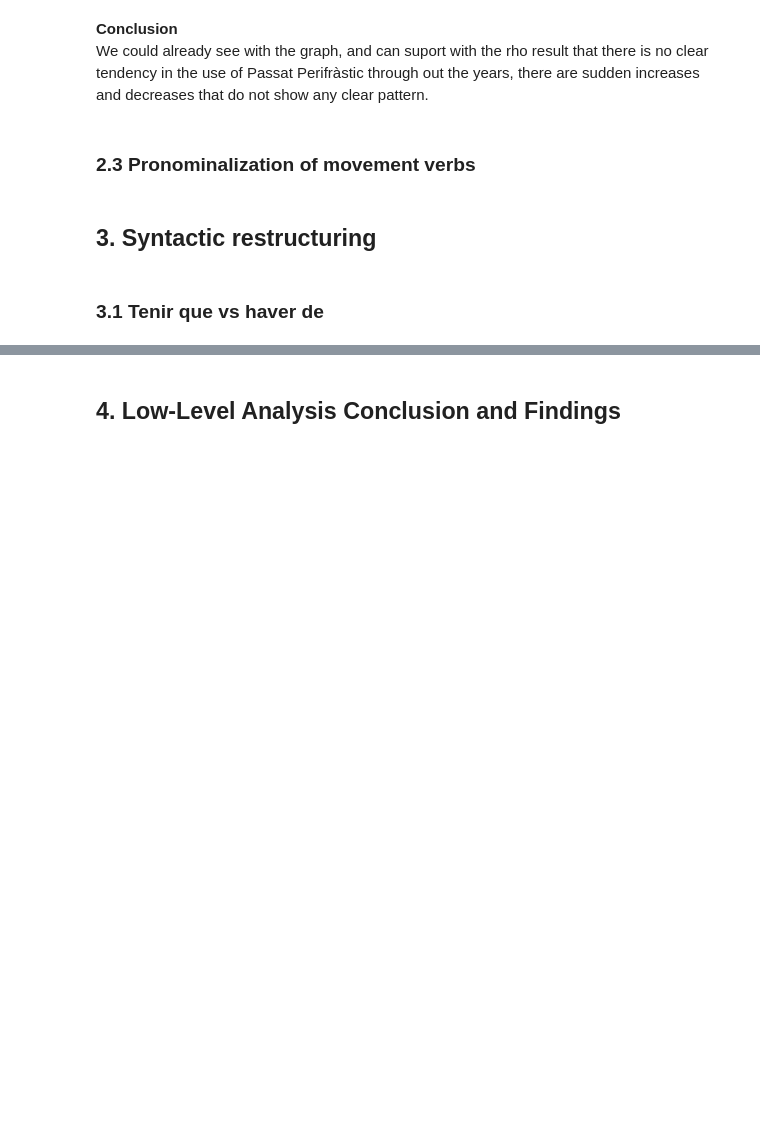
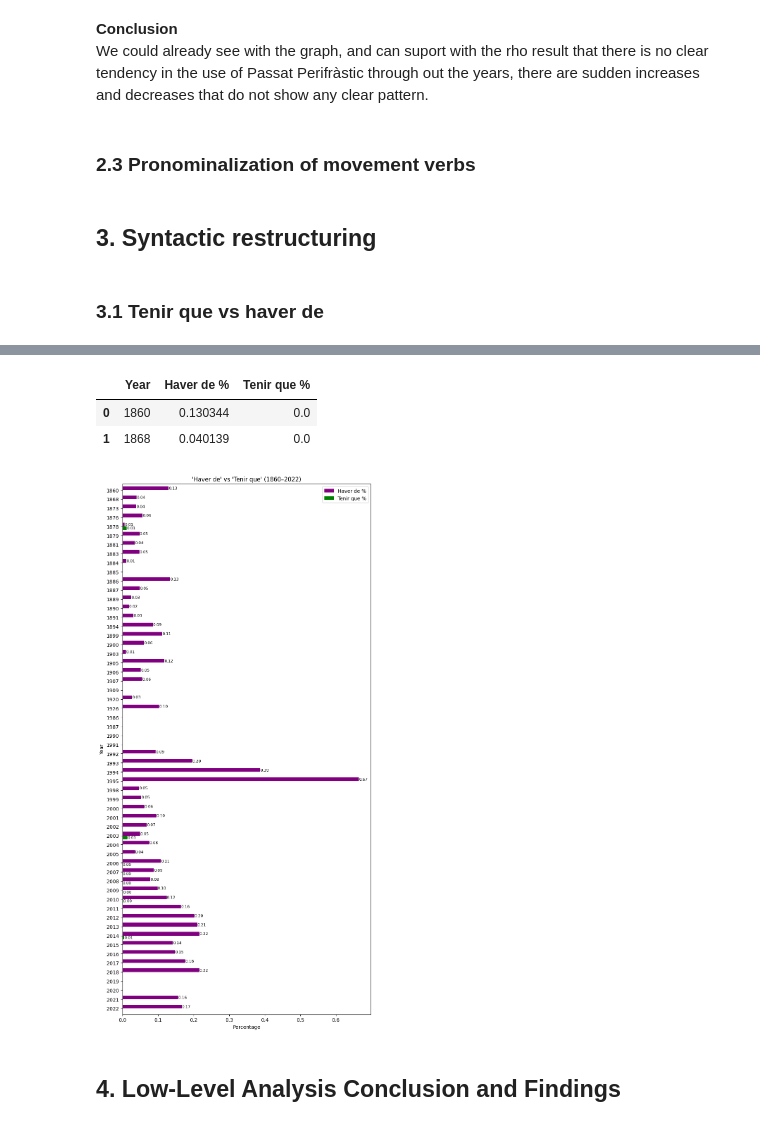
Before and after one commit to Data-Science-for-Linguists-2025/Linguistic-Markers-Catalan-Substitution, a Jupyter notebook: Analysis-1-LowLevel.ipynb, the cells around one changed output, grey strips where cells are left out. Saved outputs shown, nothing was run; the diff lists cells and outputs as text; code cells hidden in the pictures; blank space fills up the shorter version.

Commit message:
started 3.1 haver de VS tenir que

```diff
--- a/Analysis-1-LowLevel.ipynb
+++ b/Analysis-1-LowLevel.ipynb
@@ -492,0 +552,3 @@ We could already see with the graph, and can suport with the rho result that the
+# %%
+lemma_df["HaverDe_count"] = lemma_df["Lemmas"].apply(lambda x: periphrase_counter(x, ("haver", "de")))
+lemma_df["TenirQue_count"] = lemma_df["Lemmas"].apply(lambda x: periphrase_counter(x, ("tenir", "que")))
@@ -493,2 +561,46 @@ We could already see with the graph, and can suport with the rho result that the
+# %%
+# grouping "haver de" and "tenir que" counts per year
+# dividing by text size divided by two, as we are working with bigrams
+# multiplying by 100 to get percentage of anar and venir on the year's tokens
+haverde_df = (lemma_df.groupby("Year")["HaverDe_count"].sum()/(lemma_df.groupby("Year")["Len_toks"].sum())/2*100).reset_index()
+tenirque_df = (lemma_df.groupby("Year")["TenirQue_count"].sum()/(lemma_df.groupby("Year")["Len_toks"].sum())/2*100).reset_index()
+# %%
+# creating a mini year grouped dataframe with the percentages per year to plot it
+haverde_df = haverde_df.rename(columns ={"Year": "Year", 0:"Haver de %"})     # creating dataframe of "haver de" percentage off the tokens per year
+tenirque_df = tenirque_df.rename(columns ={"Year": "Year", 0:"Tenir que %"})  # creating dataframe of "tenir que" percentage off the tokens per year
+periphrases_df = pd.merge(haverde_df, tenirque_df, on="Year")              # merging the two mini year-grouped percentage dataframes in a single one
+# %%
+# checking the resulting mini dataframe first 2 years
+periphrases_df.head(2)
+# %% [output]
+|  | Year | Haver de % | Tenir que % |
+| 0 | 1860 | 0.130344 | 0.0 |
+| 1 | 1868 | 0.040139 | 0.0 |
+# %%
+# plotting haver de vs tenir que per year
+ax = periphrases_df.plot.barh(
+    y=["Haver de %", "Tenir que %"],
+    x="Year",
+    figsize=(8, 16),
+    width=0.8,
+    color = ["purple", "green"]
+)
+
+# adding value annotations
+for p in ax.patches:
+    w = p.get_width()
+    if w > 0:
+        ax.annotate(f"{w:.2f}",
+                    (w, p.get_y() + p.get_height() / 2),
+                    va="center", ha="left", fontsize=8)
+
+ax.set_title("'Haver de' vs 'Tenir que' (1860–2022)", fontsize=12)
+ax.set_xlabel("Percentage")
+ax.set_ylabel("Year")
+ax.invert_yaxis()  # from olderst to most recent
+plt.tight_layout()
+plt.show()
+# %% [output]
+[figure, added]
 # %% [markdown]
 ## 4. Low-Level Analysis Conclusion and Findings
```
Also changed, not shown: parts of 9 cells of this notebook.
